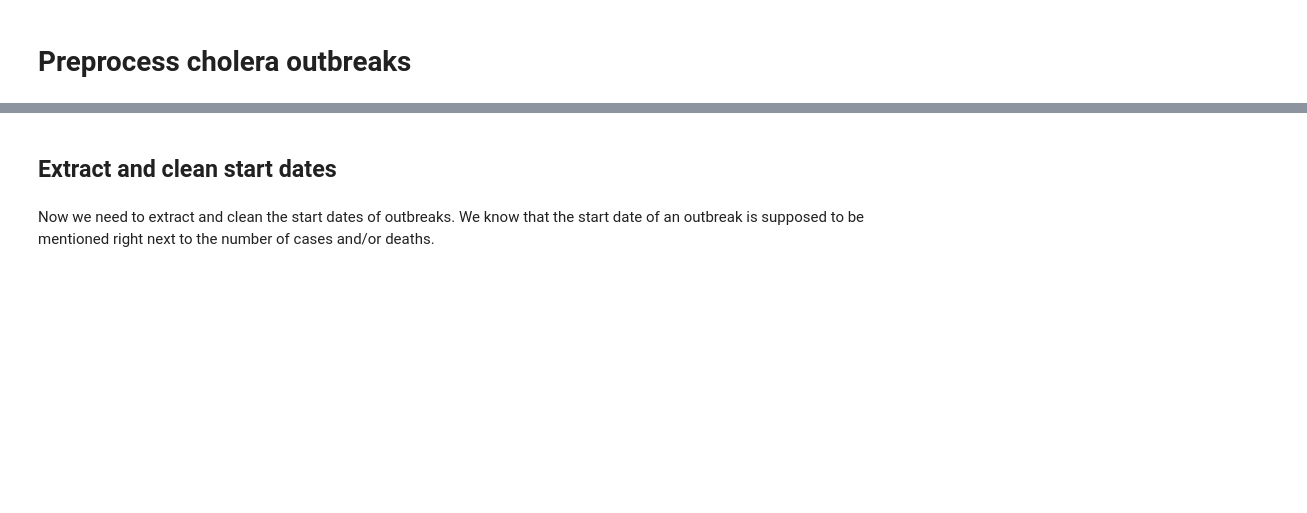
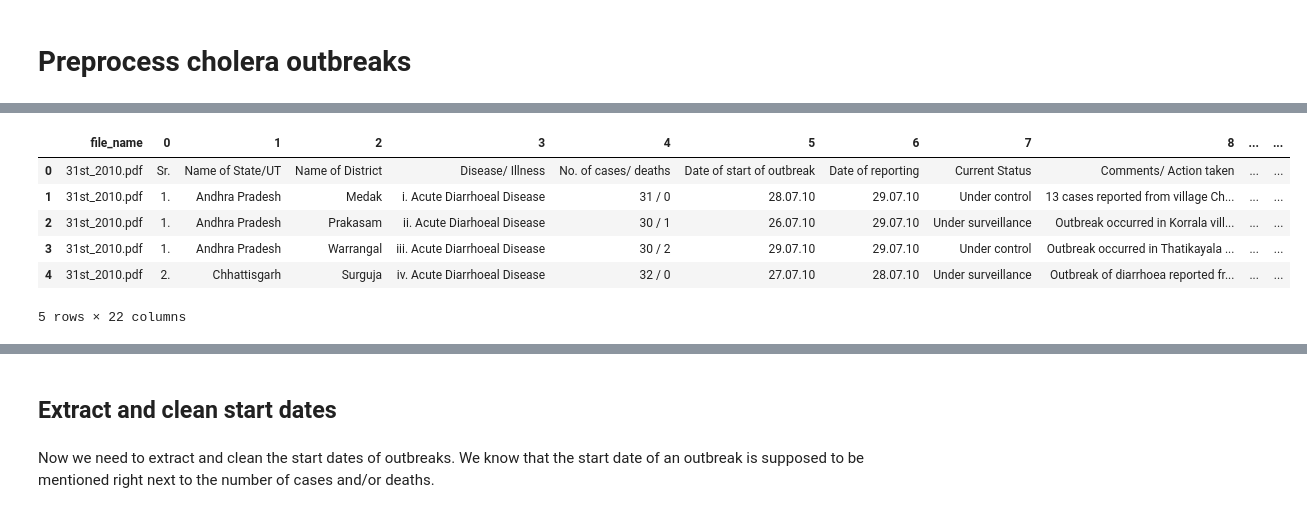
Before and after one commit to alexvmt/cholera_risk_modeling, a Jupyter notebook: 2_preprocess_the_data/preprocess_cholera_outbreaks.ipynb, the cells around one changed output, grey strips where cells are left out. Saved outputs shown, nothing was run; the diff lists cells and outputs as text; code cells hidden in the pictures; blank space fills up the shorter version.

Commit message:
extract tables from pdf files and explore them

```diff
--- a/2_preprocess_the_data/preprocess_cholera_outbreaks_v3.ipynb
+++ b/2_preprocess_the_data/preprocess_cholera_outbreaks.ipynb
@@ -383,0 +18,2 @@ outbreaks_filtered_other.shape
+# %%
+pd.set_option('display.max_rows', None)
@@ -383,0 +22,3 @@ outbreaks_filtered_other.shape
+# %%
+cholera_outbreaks_raw = pd.read_csv('../../data/cholera_outbreaks_raw.csv')
+cholera_outbreaks_raw.shape
@@ -383,0 +47,10 @@ outbreaks_filtered_other.shape
+# %%
+cholera_outbreaks_raw.head()
+# %% [output]
+|  | file_name | 0 | 1 | 2 | 3 | 4 | 5 | 6 | 7 | 8 | ... | ... |
+| 0 | 31st_2010.pdf | Sr. | Name of State/UT | Name of District | Disease/ Illness | No. of cases/ deaths | Date of start of outbreak | Date of reporting | Current Status | Comments/ Action taken | ... | ... |
+| 1 | 31st_2010.pdf | 1. | Andhra Pradesh | Medak | i. Acute Diarrhoeal Disease | 31 / 0 | 28.07.10 | 29.07.10 | Under control | 13 cases reported from village Ch... | ... | ... |
+| 2 | 31st_2010.pdf | 1. | Andhra Pradesh | Prakasam | ii. Acute Diarhoeal Disease | 30 / 1 | 26.07.10 | 29.07.10 | Under surveillance | Outbreak occurred in Korrala vill... | ... | ... |
+| 3 | 31st_2010.pdf | 1. | Andhra Pradesh | Warrangal | iii. Acute Diarrhoeal Disease | 30 / 2 | 29.07.10 | 29.07.10 | Under control | Outbreak occurred in Thatikayala ... | ... | ... |
+| 4 | 31st_2010.pdf | 2. | Chhattisgarh | Surguja | iv. Acute Diarrhoeal Disease | 32 / 0 | 27.07.10 | 28.07.10 | Under surveillance | Outbreak of diarrhoea reported fr... | ... | ... |
+5 rows × 22 columns
```
Also changed, not shown: parts of 55 cells of this notebook, 4 other files.
